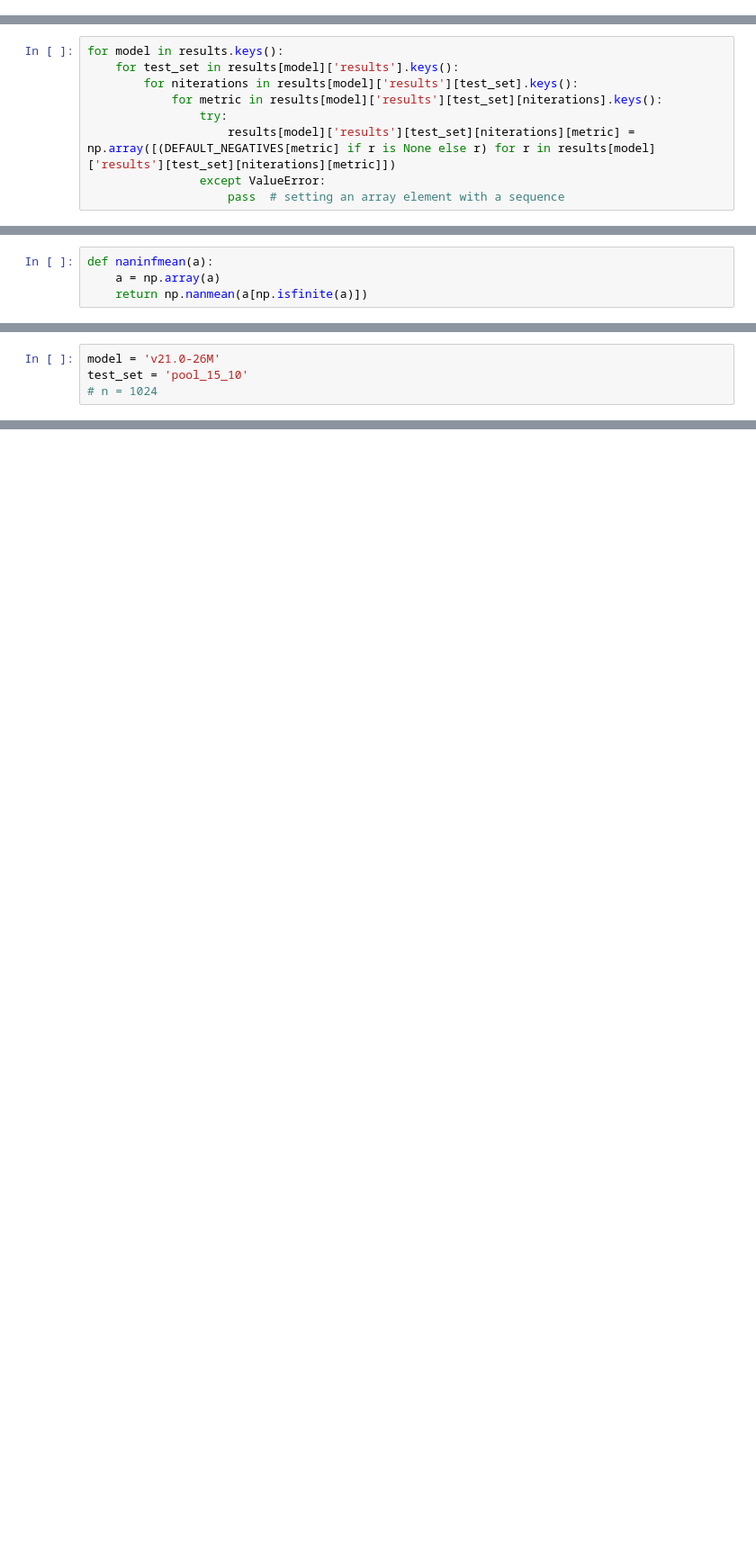
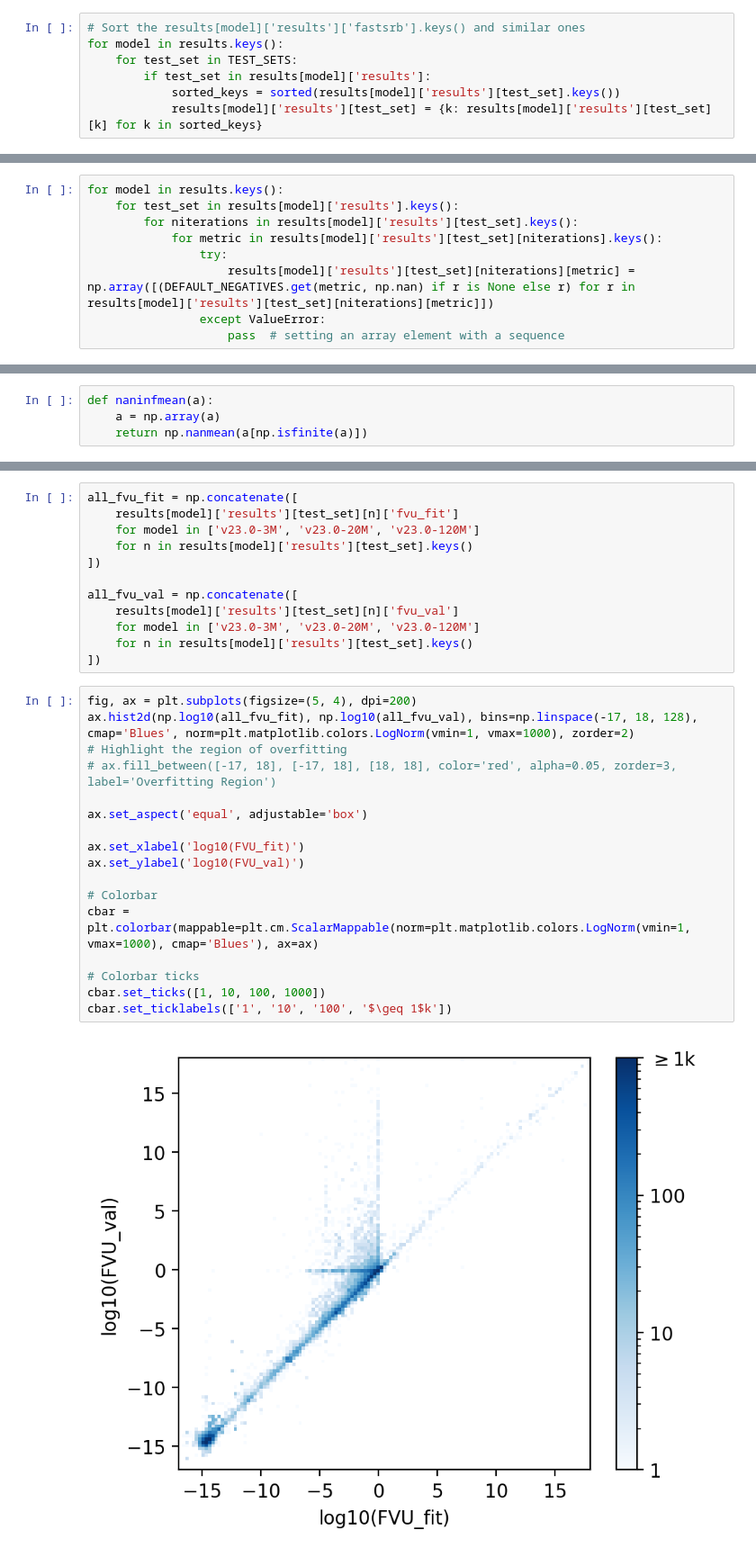
Before and after one commit to psaegert/flash-ansr, a Jupyter notebook: experimental/eval/test_time_compute_scaling.ipynb, the cells around one changed output, grey strips where cells are left out. Shown at 90% size. Saved outputs shown, nothing was run; the diff lists cells and outputs as text; blank space fills up the shorter version.

```diff
--- a/experimental/eval/test_time_compute_scaling.ipynb
+++ b/experimental/eval/test_time_compute_scaling.ipynb
@@ -118,3 +137,10 @@ dict_keys(['pool_15_10', 'feynman'])
+# %%
+# Sort the results[model]['results']['fastsrb'].keys() and similar ones
+for model in results.keys():
+    for test_set in TEST_SETS:
+        if test_set in results[model]['results']:
+            sorted_keys = sorted(results[model]['results'][test_set].keys())
+            results[model]['results'][test_set] = {k: results[model]['results'][test_set][k] for k in sorted_keys}
 # %%
 DEFAULT_NEGATIVES = {
     'constants': [],
@@ -181,7 +216,7 @@ for model in results.keys():
         for niterations in results[model]['results'][test_set].keys():
             for metric in results[model]['results'][test_set][niterations].keys():
                 try:
-                    results[model]['results'][test_set][niterations][metric] = np.array([(DEFAULT_NEGATIVES[metric] if r is None else r) for r in results[model]['results'][test_set][niterations][metric]])
+                    results[model]['results'][test_set][niterations][metric] = np.array([(DEFAULT_NEGATIVES.get(metric, np.nan) if r is None else r) for r in results[model]['results'][test_set][niterations][metric]])
                 except ValueError:
                     pass  # setting an array element with a sequence
 # %%
@@ -948,4 +465,0 @@ fig.tight_layout(w_pad=2, h_pad=2)
-# %%
-model = 'v21.0-26M'
-test_set = 'pool_15_10'
-# n = 1024
@@ -986,0 +703,31 @@ fig.tight_layout(w_pad=1, h_pad=1)
+# %%
+all_fvu_fit = np.concatenate([
+    results[model]['results'][test_set][n]['fvu_fit']
+    for model in ['v23.0-3M', 'v23.0-20M', 'v23.0-120M']
+    for n in results[model]['results'][test_set].keys()
+])
+
+all_fvu_val = np.concatenate([
+    results[model]['results'][test_set][n]['fvu_val']
+    for model in ['v23.0-3M', 'v23.0-20M', 'v23.0-120M']
+    for n in results[model]['results'][test_set].keys()
+])
+# %%
+fig, ax = plt.subplots(figsize=(5, 4), dpi=200)
+ax.hist2d(np.log10(all_fvu_fit), np.log10(all_fvu_val), bins=np.linspace(-17, 18, 128), cmap='Blues', norm=plt.matplotlib.colors.LogNorm(vmin=1, vmax=1000), zorder=2)
+# Highlight the region of overfitting
+# ax.fill_between([-17, 18], [-17, 18], [18, 18], color='red', alpha=0.05, zorder=3, label='Overfitting Region')
+
+ax.set_aspect('equal', adjustable='box')
+
+ax.set_xlabel('log10(FVU_fit)')
+ax.set_ylabel('log10(FVU_val)')
+
+# Colorbar
+cbar = plt.colorbar(mappable=plt.cm.ScalarMappable(norm=plt.matplotlib.colors.LogNorm(vmin=1, vmax=1000), cmap='Blues'), ax=ax)
+
+# Colorbar ticks
+cbar.set_ticks([1, 10, 100, 1000])
+cbar.set_ticklabels(['1', '10', '100', '$\geq 1$k'])
+# %% [output]
+[figure, added]
```
Also changed, not shown: parts of 58 cells of this notebook, 25 other files.
